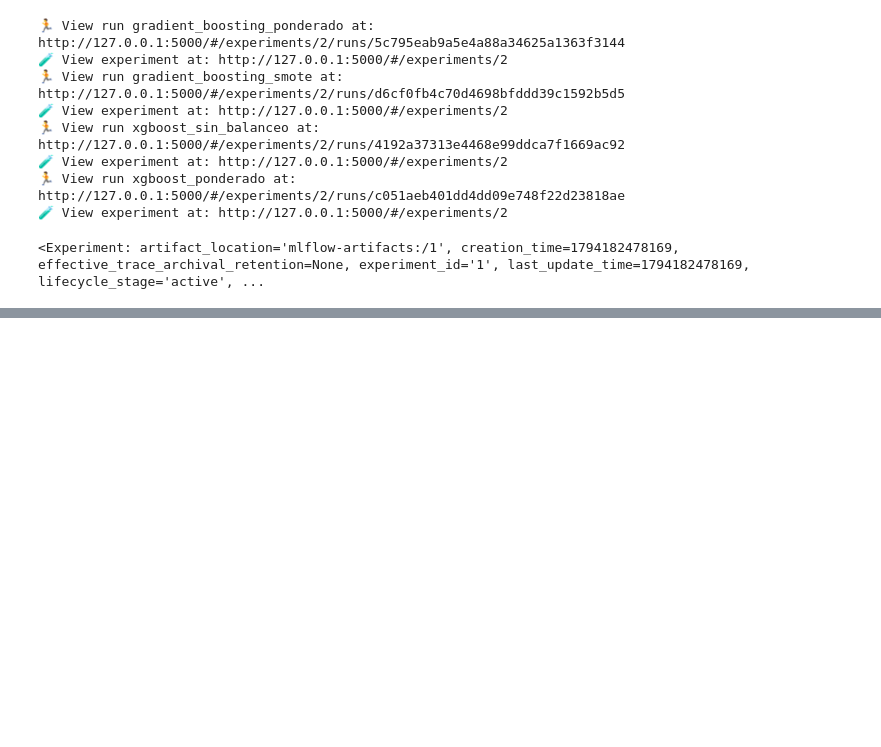
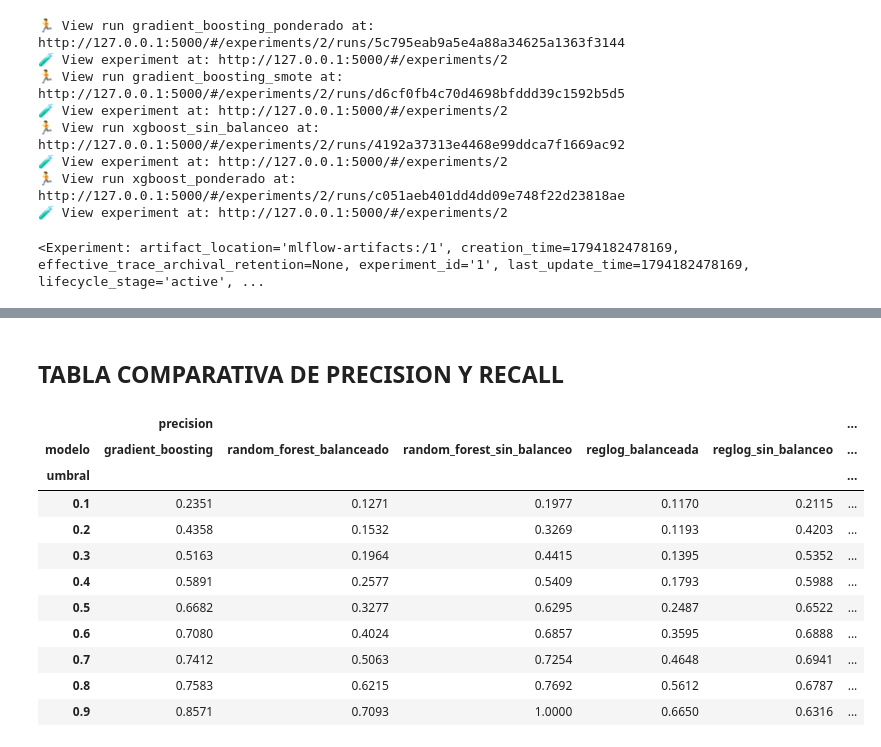
Before and after one commit to CrisSCon/priorizacion-clientes-cdt, a Jupyter notebook: notebooks/02_modelado_baseline_reglog.ipynb, the cells around one changed output, grey strips where cells are left out. Drawn from its saved outputs; the diff is of its cells as text; code cells hidden in the pictures; blank space fills up the shorter version.

```diff
--- a/notebooks/02_modelado_baseline_reglog.ipynb
+++ b/notebooks/02_modelado_baseline_reglog.ipynb
@@ -1286,0 +2417,25 @@ mlflow.set_experiment("bank-marketing-baseline-reglog")
+# %% [markdown]
+## TABLA COMPARATIVA DE PRECISION Y RECALL
+# %%
+tabla_precision_recall = tabla_umbrales.pivot(
+    index="umbral",
+    columns="modelo",
+    values=["precision", "recall", "f1"]
+)
+
+display(
+    tabla_precision_recall.round(4)
+)
+# %% [output]
+|  | precision |  |  |  |  | ... |
+| modelo | gradient_boosting | random_forest_balanceado | random_forest_sin_balanceo | reglog_balanceada | reglog_sin_balanceo | ... |
+| umbral |  |  |  |  |  | ... |
+| 0.1 | 0.2351 | 0.1271 | 0.1977 | 0.1170 | 0.2115 | ... |
+| 0.2 | 0.4358 | 0.1532 | 0.3269 | 0.1193 | 0.4203 | ... |
+| 0.3 | 0.5163 | 0.1964 | 0.4415 | 0.1395 | 0.5352 | ... |
+| 0.4 | 0.5891 | 0.2577 | 0.5409 | 0.1793 | 0.5988 | ... |
+| 0.5 | 0.6682 | 0.3277 | 0.6295 | 0.2487 | 0.6522 | ... |
+| 0.6 | 0.7080 | 0.4024 | 0.6857 | 0.3595 | 0.6888 | ... |
+| 0.7 | 0.7412 | 0.5063 | 0.7254 | 0.4648 | 0.6941 | ... |
+| 0.8 | 0.7583 | 0.6215 | 0.7692 | 0.5612 | 0.6787 | ... |
+| 0.9 | 0.8571 | 0.7093 | 1.0000 | 0.6650 | 0.6316 | ... |
```
Also changed, not shown: parts of 55 cells of this notebook, 5 other files.
